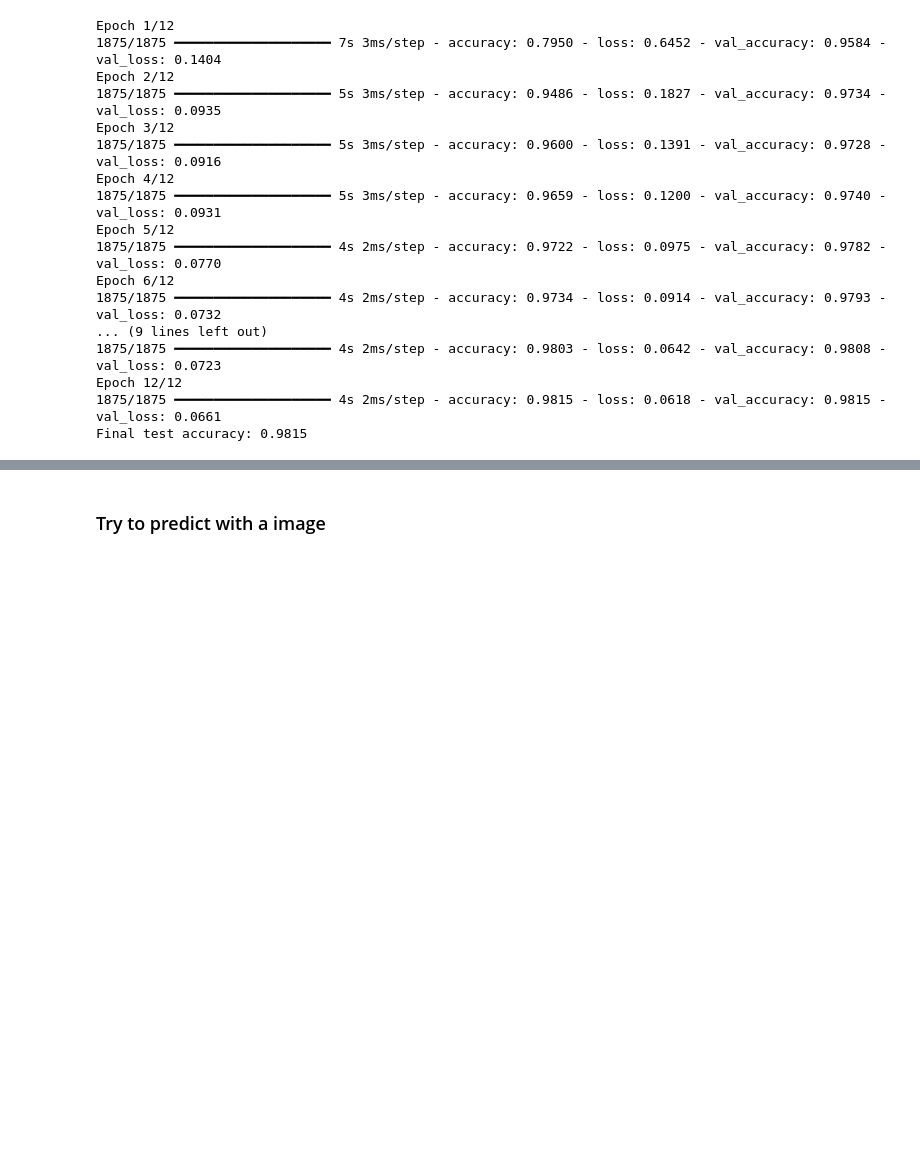
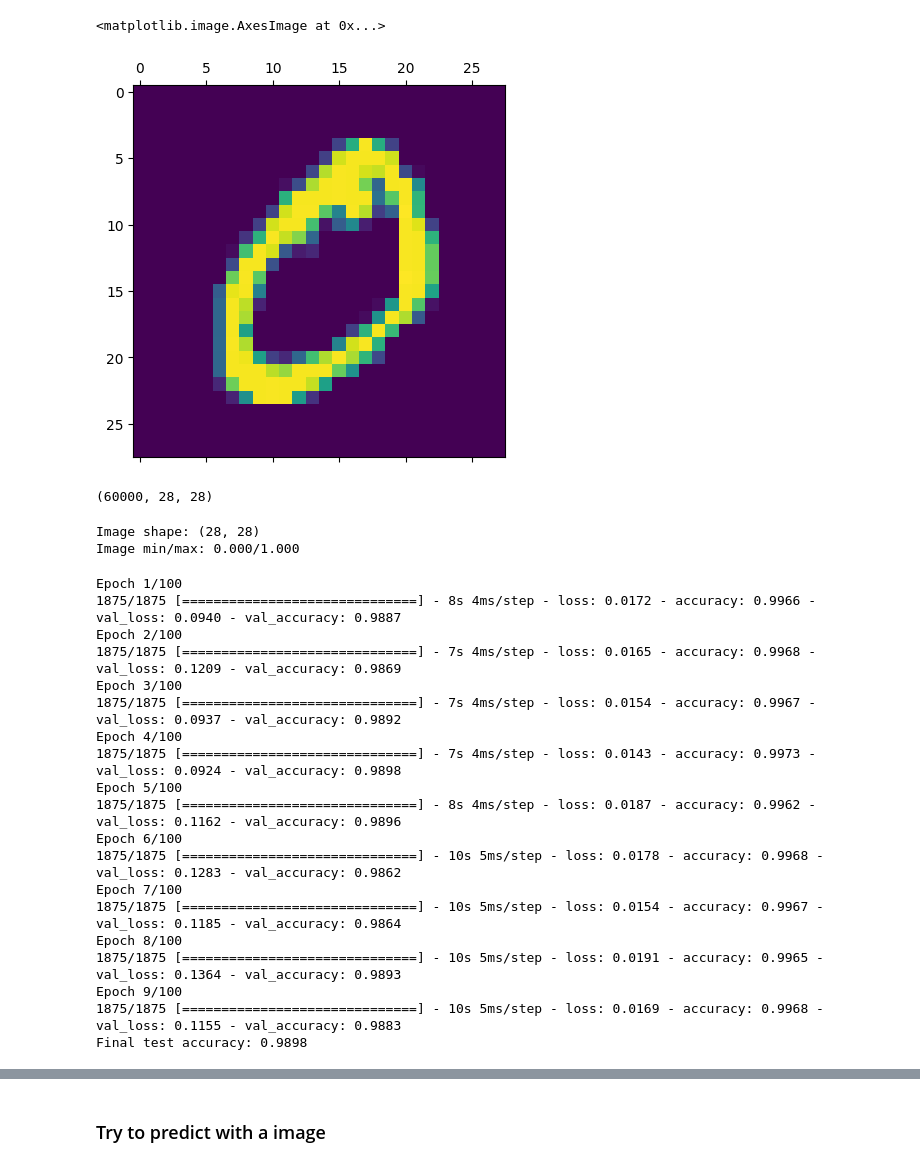
Before and after one commit to Yugesh-003/Digit-Recognition, a Jupyter notebook: main.ipynb, the cells around one changed output, grey strips where cells are left out. Drawn from its saved outputs; the diff is of its cells as text; code cells hidden in the pictures; blank space fills up the shorter version.

```diff
--- a/main.ipynb
+++ b/main.ipynb
@@ -13,0 +11,17 @@ x_test_flat = x_test.reshape(len(x_test), 28*28) / 255.0
+# %%
+plt.matshow(x_train[1])
+# %% [output]
+<matplotlib.image.AxesImage at 0x...>
+[figure, added]
+# %%
+x_train.shape
+# %% [output]
+(60000, 28, 28)
+# %%
+image_array = x_train[1].astype(np.float32) / 255.0
+
+print(f"Image shape: {image_array.shape}")
+print(f"Image min/max: {image_array.min():.3f}/{image_array.max():.3f}")
+# %% [output]
+Image shape: (28, 28)
+Image min/max: 0.000/1.000
@@ -27,29 +63,32 @@ model.compile(optimizer='adam', loss='sparse_categorical_crossentropy', metrics=
 # %%
 # Train with more epochs
-model.fit(x_train_flat, y_train,
-            epochs=12,
+model.fit(x_train, y_train,
+            epochs=100,
             batch_size=32,
-            validation_data=(x_test_flat, y_test),
+            validation_data=(x_test, y_test),
+            callbacks=[early_stop],
             verbose=1)
 
 # Test accuracy
-test_loss, test_acc = model.evaluate(x_test_flat, y_test, verbose=0)
+test_loss, test_acc = model.evaluate(x_test, y_test, verbose=0)
 print(f"Final test accuracy: {test_acc:.4f}")
 # %% [output]
-Epoch 1/12
-1875/1875 ━━━━━━━━━━━━━━━━━━━━ 7s 3ms/step - accuracy: 0.7950 - loss: 0.6452 - val_accuracy: 0.9584 - val_loss: 0.1404
-Epoch 2/12
-1875/1875 ━━━━━━━━━━━━━━━━━━━━ 5s 3ms/step - accuracy: 0.9486 - loss: 0.1827 - val_accuracy: 0.9734 - val_loss: 0.0935
-Epoch 3/12
-1875/1875 ━━━━━━━━━━━━━━━━━━━━ 5s 3ms/step - accuracy: 0.9600 - loss: 0.1391 - val_accuracy: 0.9728 - val_loss: 0.0916
-Epoch 4/12
-1875/1875 ━━━━━━━━━━━━━━━━━━━━ 5s 3ms/step - accuracy: 0.9659 - loss: 0.1200 - val_accuracy: 0.9740 - val_loss: 0.0931
-Epoch 5/12
-1875/1875 ━━━━━━━━━━━━━━━━━━━━ 4s 2ms/step - accuracy: 0.9722 - loss: 0.0975 - val_accuracy: 0.9782 - val_loss: 0.0770
-Epoch 6/12
-1875/1875 ━━━━━━━━━━━━━━━━━━━━ 4s 2ms/step - accuracy: 0.9734 - loss: 0.0914 - val_accuracy: 0.9793 - val_loss: 0.0732
-... (9 lines left out)
-1875/1875 ━━━━━━━━━━━━━━━━━━━━ 4s 2ms/step - accuracy: 0.9803 - loss: 0.0642 - val_accuracy: 0.9808 - val_loss: 0.0723
-Epoch 12/12
-1875/1875 ━━━━━━━━━━━━━━━━━━━━ 4s 2ms/step - accuracy: 0.9815 - loss: 0.0618 - val_accuracy: 0.9815 - val_loss: 0.0661
-Final test accuracy: 0.9815
+Epoch 1/100
+1875/1875 [==============================] - 8s 4ms/step - loss: 0.0172 - accuracy: 0.9966 - val_loss: 0.0940 - val_accuracy: 0.9887
+Epoch 2/100
+1875/1875 [==============================] - 7s 4ms/step - loss: 0.0165 - accuracy: 0.9968 - val_loss: 0.1209 - val_accuracy: 0.9869
+Epoch 3/100
+1875/1875 [==============================] - 7s 4ms/step - loss: 0.0154 - accuracy: 0.9967 - val_loss: 0.0937 - val_accuracy: 0.9892
+Epoch 4/100
+1875/1875 [==============================] - 7s 4ms/step - loss: 0.0143 - accuracy: 0.9973 - val_loss: 0.0924 - val_accuracy: 0.9898
+Epoch 5/100
+1875/1875 [==============================] - 8s 4ms/step - loss: 0.0187 - accuracy: 0.9962 - val_loss: 0.1162 - val_accuracy: 0.9896
+Epoch 6/100
+1875/1875 [==============================] - 10s 5ms/step - loss: 0.0178 - accuracy: 0.9968 - val_loss: 0.1283 - val_accuracy: 0.9862
+Epoch 7/100
+1875/1875 [==============================] - 10s 5ms/step - loss: 0.0154 - accuracy: 0.9967 - val_loss: 0.1185 - val_accuracy: 0.9864
+Epoch 8/100
+1875/1875 [==============================] - 10s 5ms/step - loss: 0.0191 - accuracy: 0.9965 - val_loss: 0.1364 - val_accuracy: 0.9893
+Epoch 9/100
+1875/1875 [==============================] - 10s 5ms/step - loss: 0.0169 - accuracy: 0.9968 - val_loss: 0.1155 - val_accuracy: 0.9883
+Final test accuracy: 0.9898
```
Also changed, not shown: parts of 14 cells of this notebook, 4 other files.
